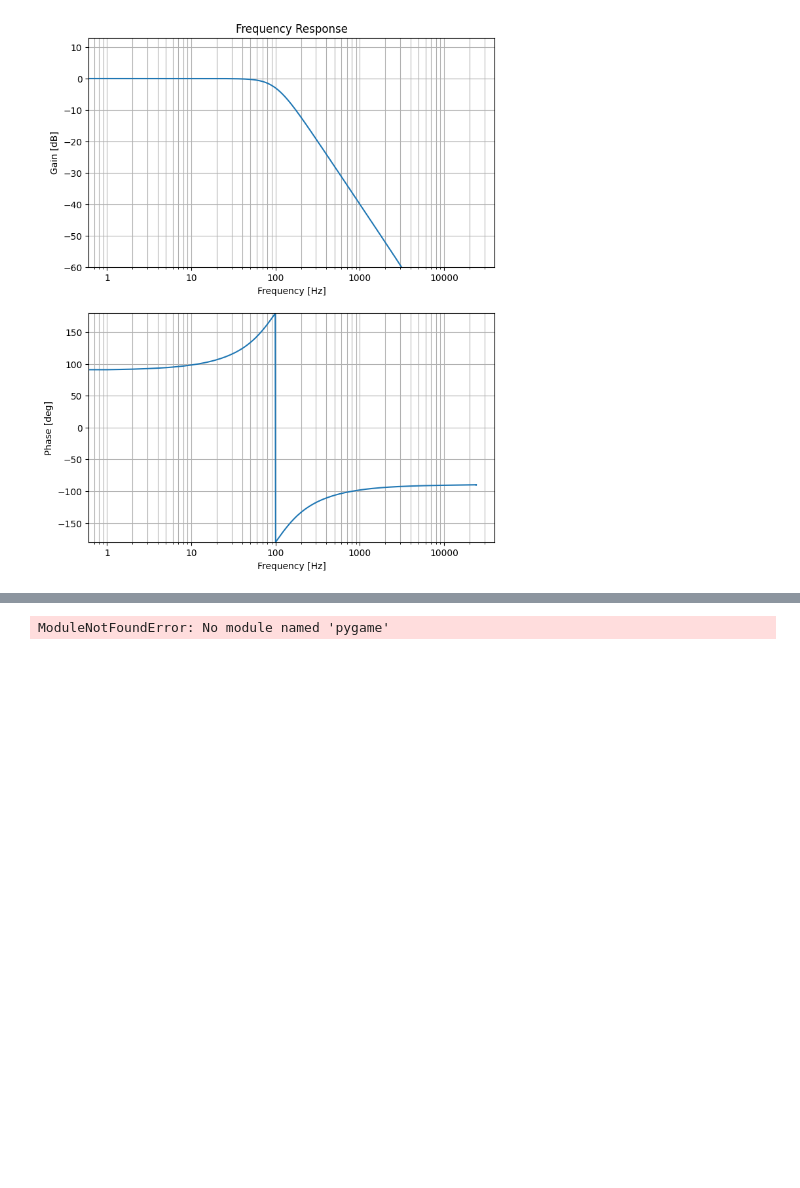
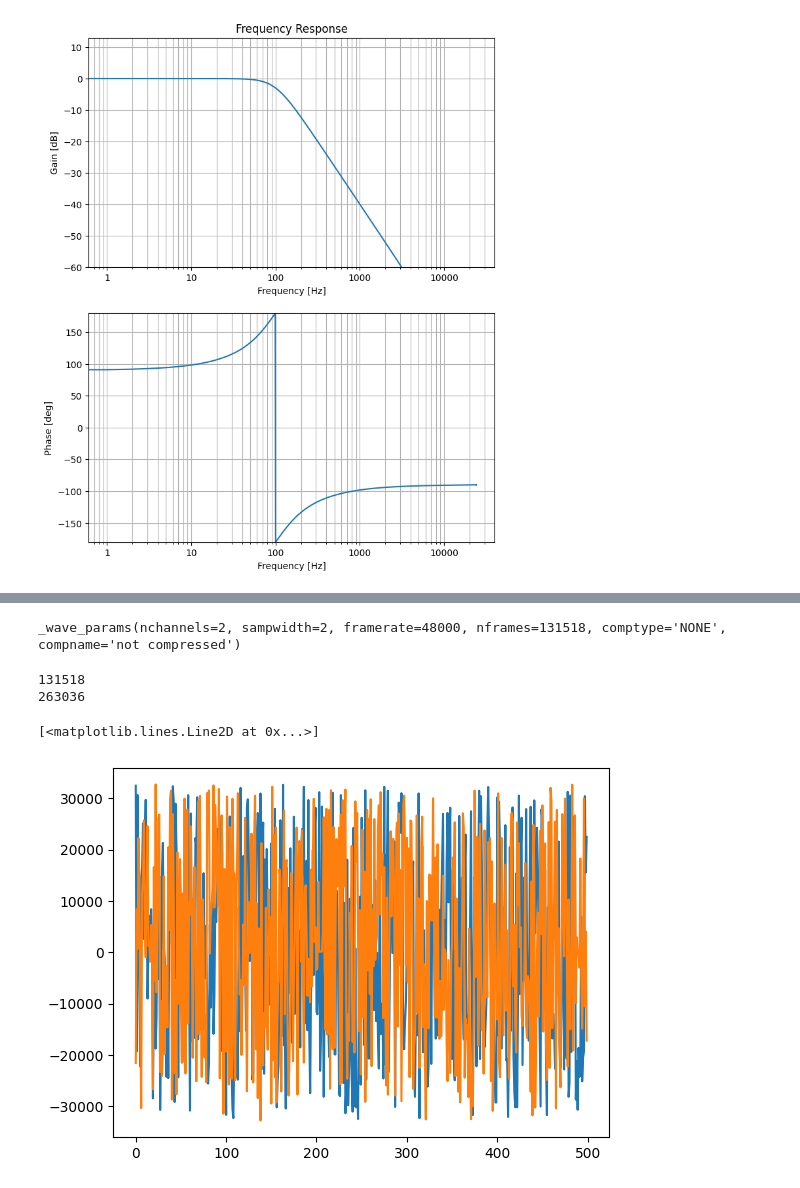
Before and after one commit to ClaesJensen/ERTS_Project_E24, a Jupyter notebook: Eq/PyhtonImplementation/Eq.ipynb, the cells around one changed output, grey strips where cells are left out. Saved outputs shown, nothing was run; the diff lists cells and outputs as text; code cells hidden in the pictures; blank space fills up the shorter version.

```diff
--- a/Eq/PyhtonImplementation/Eq.ipynb
+++ b/Eq/PyhtonImplementation/Eq.ipynb
@@ -39,7 +39,24 @@ collection.plotFreqResponse(True, True)
-# %%
-from pygame import mixer
-mixer.init()
-mixer.music.load("./MetalPipe.mp3")
-aud = vlc.open("./MetalPipe.mp3", 'r')
-# %% [output]
-ModuleNotFoundError: No module named 'pygame'
+# %%
+import wave, struct
+from math import floor
+import matplotlib.pyplot as plt
+import numpy as np
+aud = wave.open("MetalPipe.wav", "r")
+
+channels = aud.getparams().nchannels
+sampwidth = aud.getparams().sampwidth
+fs = aud.getparams().framerate
+
+aud.getnframes
+raw: bytes = aud.readframes(aud.getnframes())
+pcm_left: np.ndarray[int] = np.zeros(shape=(floor(len(raw) / (channels))))
+pcm_right: np.ndarray[int] = np.zeros(shape=(floor(len(raw) / (channels))))
+
+for i in range(0, aud.getnframes()):
+    #i_pcm = i * sampwidth
+    i_left = i * sampwidth * channels
+    i_right = i * sampwidth * channels + sampwidth
+    wavedata_left = raw[i_left:i_left+sampwidth]
+    pcm_left[i] = struct.unpack("<h", wavedata_left)[0]
+    wavedata_right = raw[i_right:i_right+sampwidth]
+    pcm_right[i] = struct.unpack("<h", wavedata_right)[0]
@@ -45,0 +76,17 @@ ModuleNotFoundError: No module named 'pygame'
+# %%
+print(aud.getparams())
+# %% [output]
+_wave_params(nchannels=2, sampwidth=2, framerate=48000, nframes=131518, comptype='NONE', compname='not compressed')
+# %%
+print(aud.getnframes())
+print(len(pcm_left))
+
+fig = plt.figure()
+ax = fig.add_subplot(1,1,1)
+ax.plot(pcm_left[25000:25500])
+ax.plot(pcm_right[25000:25500])
+# %% [output]
+131518
+263036
+[<matplotlib.lines.Line2D at 0x...>]
+[figure, added]
```
Also changed, not shown: parts of 2 cells of this notebook, 3 other files.
